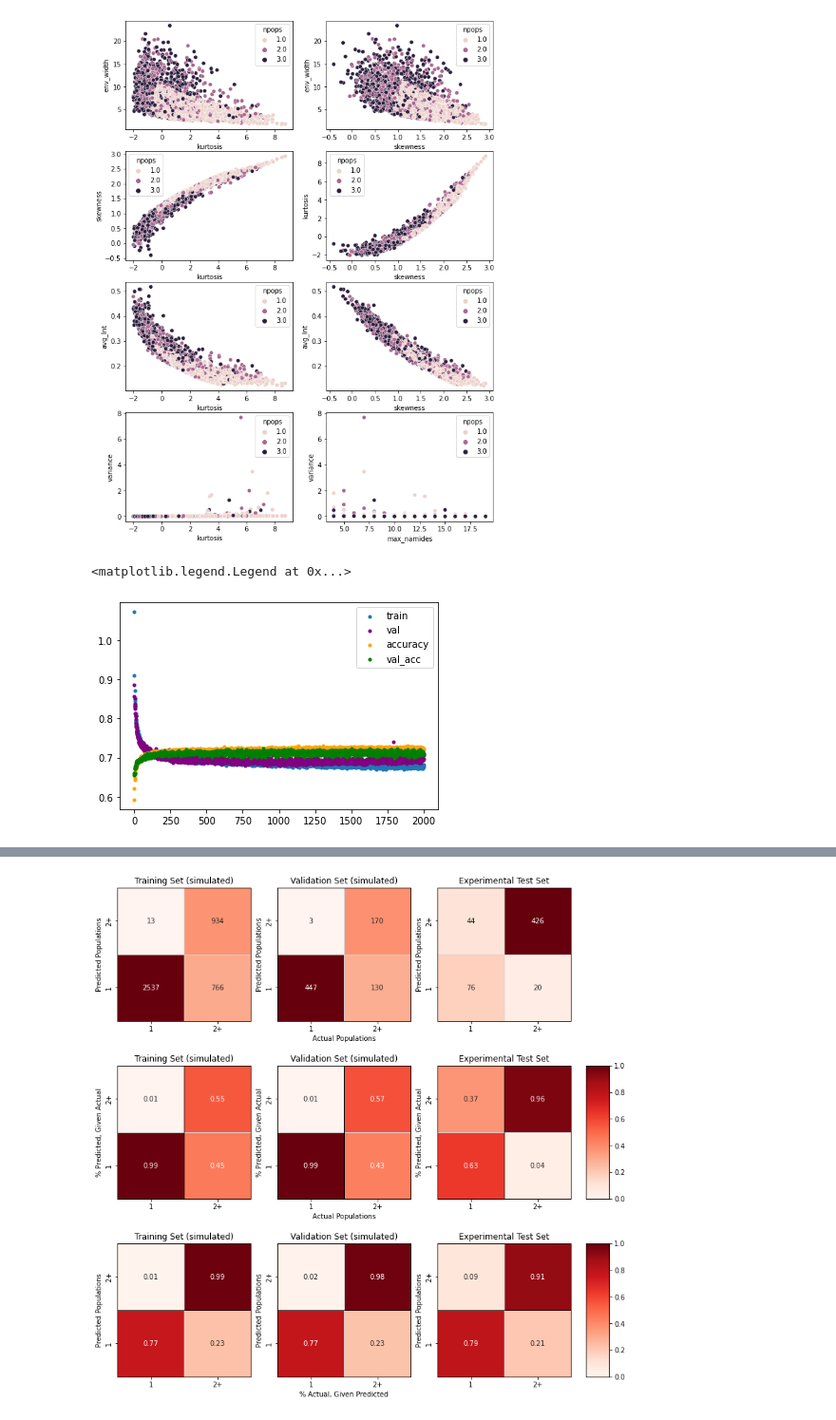
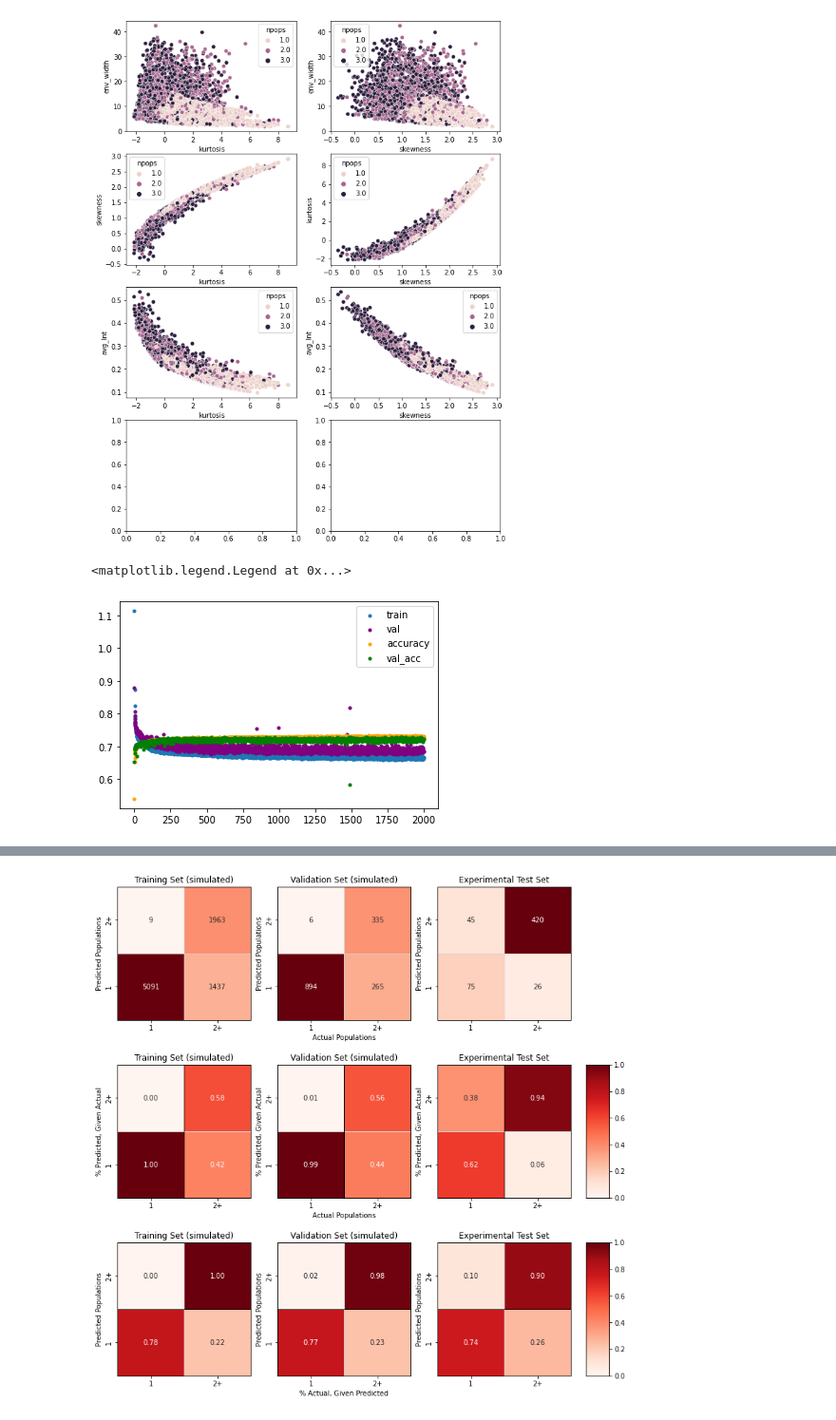
Before and after one commit to tuttlelm/pyHXExpress, a Jupyter notebook: hdx_ms_simulated_envelopes_fitpops.ipynb, the cells around one changed output, grey strips where cells are left out. Shown at 95% size. Saved outputs shown, nothing was run; the diff lists cells and outputs as text; code cells hidden in the pictures.

```diff
--- a/hdx_ms_simulated_envelopes_fitpops.ipynb
+++ b/hdx_ms_simulated_envelopes_fitpops.ipynb
@@ -47,7 +47,7 @@ def get_peptides(num_peptides,cutoff=4):
     n_in_list = 0
     while n_in_list < num_peptides:
         #peptide_list.append(random_seq(random.randint(5,20)))
-        peptide = random_seq(random.randint(5,20))  #might need to predict on longer peptides
+        peptide = random_seq(random.randint(5,40))  #might need to predict on longer peptides
         namides = hxex.count_amides(peptide)
         if namides >= cutoff:
             peptide_list[peptide] = namides
@@ -68,7 +68,7 @@ def random_params(n_curves,max_n_amides,):
 
     return initial_estimate
 
-peptides_list = get_peptides(1000)
+peptides_list = get_peptides(2000)
 # %%
 #proposed features ['env_width','env_symm','max_namides','TD_env_width']
 noise = 0.01 #training on the noise set is a bit crap
@@ -150,14 +150,14 @@ fig,ax=plt.subplots(4,2,figsize=(10,14))
 sns.scatterplot(x='kurtosis',y='env_width',hue='npops',data=simulated_spectra,alpha=1.0,ax=ax[0,0])
 sns.scatterplot(x='kurtosis',y='skewness',hue='npops',data=simulated_spectra,alpha=1.0,ax=ax[1,0])
 sns.scatterplot(x='kurtosis',y='avg_Int',hue='npops',data=simulated_spectra,alpha=1.0,ax=ax[2,0])
-sns.scatterplot(x='kurtosis',y='variance',hue='npops',data=simulated_spectra,alpha=1.0,ax=ax[3,0])
+#sns.scatterplot(x='kurtosis',y='variance',hue='npops',data=simulated_spectra,alpha=1.0,ax=ax[3,0])
 sns.scatterplot(x='skewness',y='env_width',hue='npops',data=simulated_spectra,alpha=1.0,ax=ax[0,1])
 sns.scatterplot(x='skewness',y='kurtosis',hue='npops',data=simulated_spectra,alpha=1.0,ax=ax[1,1])
 sns.scatterplot(x='skewness',y='avg_Int',hue='npops',data=simulated_spectra,alpha=1.0,ax=ax[2,1])
 #sns.scatterplot(x='max_namides',y='variance',hue='npops',data=simulated_spectra,alpha=1.0,ax=ax[3,1])
 plt.show()
 # %% [output]
-[figure, old version]
+[figure, new version]
 # %%
 import numpy as np
 import matplotlib.pyplot as plt
@@ -231,35 +231,62 @@ dense_model = Sequential(
     [
         Dense(25, activation = 'relu'), #25,15
         Dropout(0.1),
         Dense(15, activation = 'relu'),
         Dense(3, activation = 'linear')
     ]
 )
 
-preferred_model = dense_model ##
+dense_model4 = Sequential(
+    [
+        Dense(25, activation = 'relu'), #25,15
+        Dropout(0.15),
+        Dense(15, activation = 'relu'),
+        Dense(3, activation = 'linear')
+    ]
+)
+
+dense_model5 = Sequential(
+    [
+        Dense(25, activation = 'relu'), #25,15
+        Dropout(0.15),
+        Dense(15, activation = 'relu'),
+        Dense(3, activation = 'linear')
+    ]
+)
+
+dense_model5d40 = Sequential(
+    [
+        Dense(25, activation = 'relu'), #25,15
+        Dropout(0.40),
+        Dense(15, activation = 'relu'),
+        Dense(3, activation = 'linear')
+    ]
+)
+
+preferred_model = dense_model5 ##
 
 preferred_model.compile(
     loss=tf.keras.losses.SparseCategoricalCrossentropy(from_logits=True),
     optimizer=tf.keras.optimizers.Adam(learning_rate=0.001,beta_1=0.9,beta_2=0.999),
     metrics=['accuracy']
 )
 
 gw = GetWeights()
 history = preferred_model.fit(
     X_train,y_train, verbose=0,callbacks=[gw],
     validation_data=(X_val,y_val),
     epochs=2000
 )
 
 #Plot Training Performance
 plt.scatter(np.arange(0,len(history.history['loss'])),history.history['loss'],label='train',marker='.');
 plt.scatter(np.arange(0,len(history.history['val_loss'])),history.history['val_loss'],color='purple',label='val',marker='.');
 plt.scatter(np.arange(0,len(history.history['accuracy'])),history.history['accuracy'],label='accuracy',marker='.',color='orange');
 plt.scatter(np.arange(0,len(history.history['val_accuracy'])),history.history['val_accuracy'],color='green',label='val_acc',marker='.');
 plt.legend()
 # %% [output]
 <matplotlib.legend.Legend at 0x...>
-[figure, old version]
+[figure, new version]
 # %%
 
 train_pred = preferred_model.predict(X_train)
```
Also changed, not shown: parts of 15 cells of this notebook, 19 other files.
